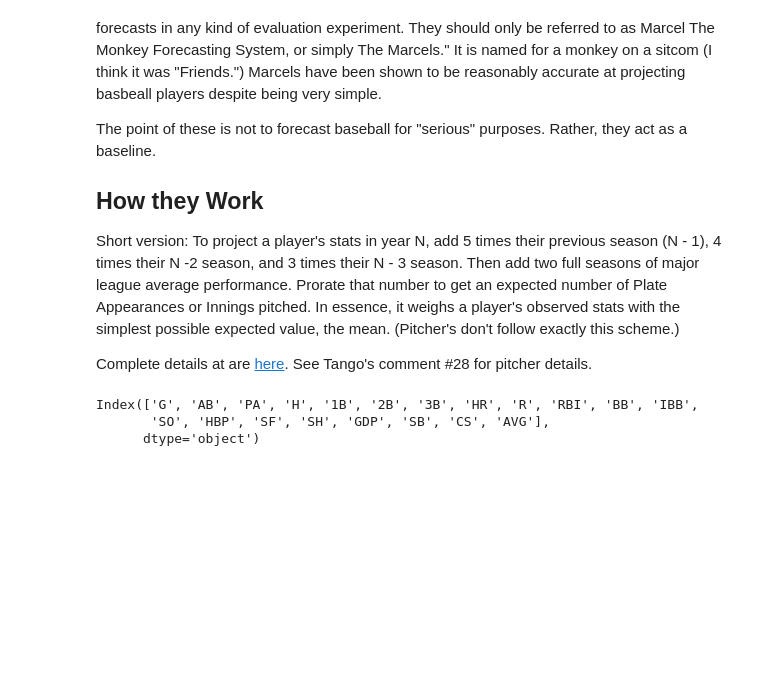
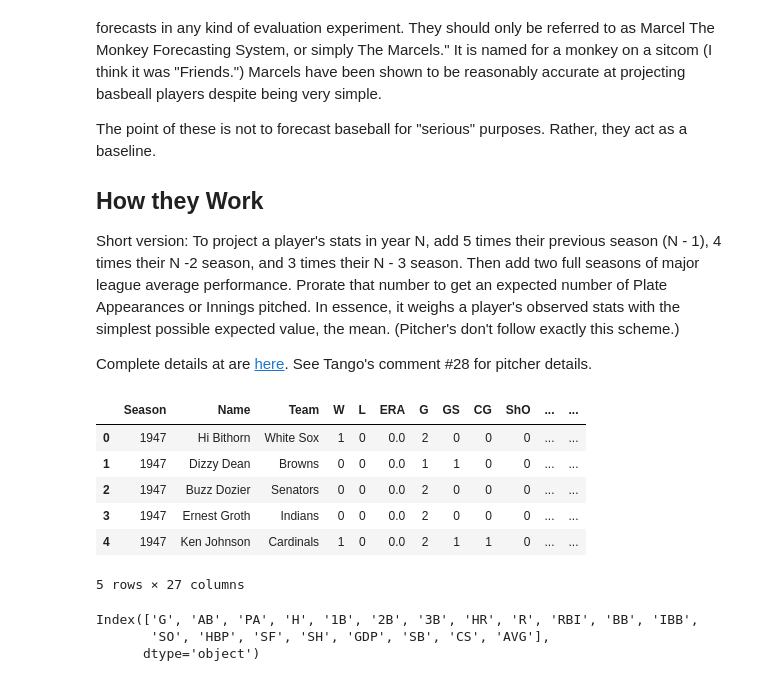
Before and after one commit to philosofool/phi_baseball, a Jupyter notebook: forecast/MarcelForcast.ipynb, the cells around one changed output. Cells and saved outputs as stored; diff of their text form; code cells hidden in the pictures; blank space fills up the shorter version.

```diff
--- a/forecast/MarcelForcast.ipynb
+++ b/forecast/MarcelForcast.ipynb
@@ -599,3 +602,13 @@ pitchers = pd.merge(pitchers, pitcher_ages[['Season','playerid','Age']], how='le
+# %%
+pitchers.head()
+# %% [output]
+|  | Season | Name | Team | W | L | ERA | G | GS | CG | ShO | ... | ... |
+| 0 | 1947 | Hi Bithorn | White Sox | 1 | 0 | 0.0 | 2 | 0 | 0 | 0 | ... | ... |
+| 1 | 1947 | Dizzy Dean | Browns | 0 | 0 | 0.0 | 1 | 1 | 0 | 0 | ... | ... |
+| 2 | 1947 | Buzz Dozier | Senators | 0 | 0 | 0.0 | 2 | 0 | 0 | 0 | ... | ... |
+| 3 | 1947 | Ernest Groth | Indians | 0 | 0 | 0.0 | 2 | 0 | 0 | 0 | ... | ... |
+| 4 | 1947 | Ken Johnson | Cardinals | 1 | 0 | 0.0 | 2 | 1 | 1 | 0 | ... | ... |
+5 rows × 27 columns
 # %%
 
 marcel = MarcelForecaster(pitchers,hitters,as_pandas=True)
```
Also changed, not shown: parts of 6 cells of this notebook.
